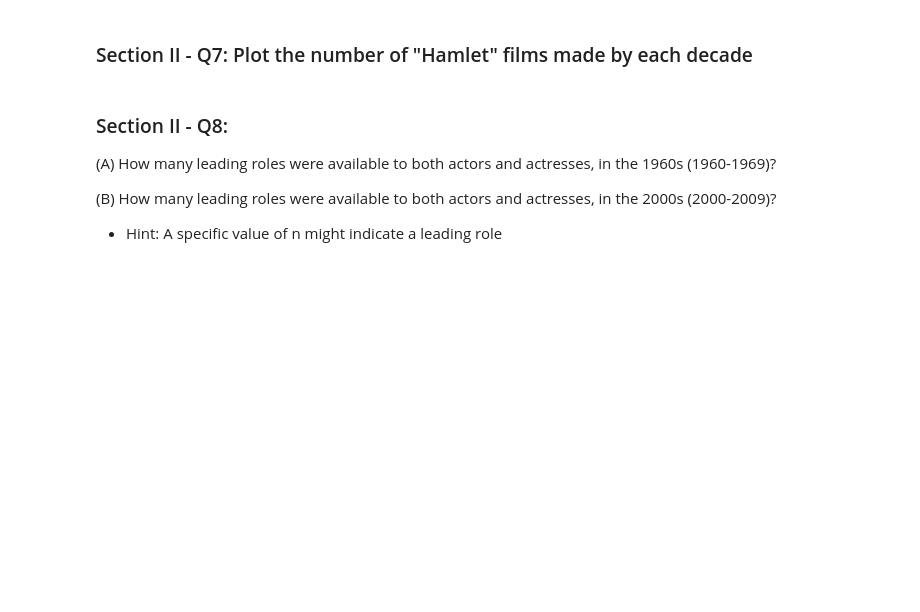
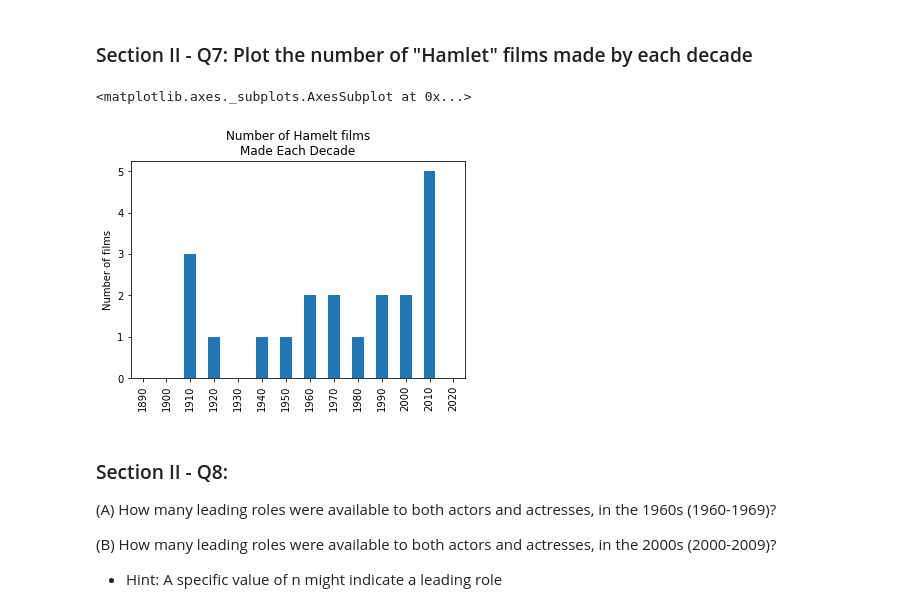
Before and after one commit to zyerusha/mec-mini-projects, a Jupyter notebook: mec-5.3.10-data-wranging-with-pandas-mini-project/Mini_Project_Data_Wrangling_Pandas.ipynb, the cells around one changed output. Saved outputs shown, nothing was run; the diff lists cells and outputs as text; code cells hidden in the pictures; blank space fills up the shorter version.

```diff
--- a/mec-5.3.10-data-wranging-with-pandas-mini-project/Mini_Project_Data_Wrangling_Pandas.ipynb
+++ b/mec-5.3.10-data-wranging-with-pandas-mini-project/Mini_Project_Data_Wrangling_Pandas.ipynb
@@ -368,5 +542,15 @@ top_ten.plot(kind='barh')
 # %% [markdown]
 ### Section II - Q7: Plot the number of "Hamlet" films made by each decade
+# %%
+hamlets = movies[movies["title"] == "Hamlet"].sort_values('year')
+hamlets['decade'] = (((hamlets['year']-1890)/10).astype(int))*10+1890;
+data = hamlets.groupby('decade').size()
+data_range = pd.RangeIndex(start=1890, stop=2030, step=10)
+tmp_series = pd.Series(data=0*len(data_range), index=data_range)
+data.combine(tmp_series, max, fill_value=0).plot(kind='bar', title="Number of Hamelt films\nMade Each Decade",ylabel='Number of films')
+# %% [output]
+<matplotlib.axes._subplots.AxesSubplot at 0x...>
+[figure, added]
 # %% [markdown]
 ### Section II - Q8:
 
```
Also changed, not shown: parts of 25 cells of this notebook.
